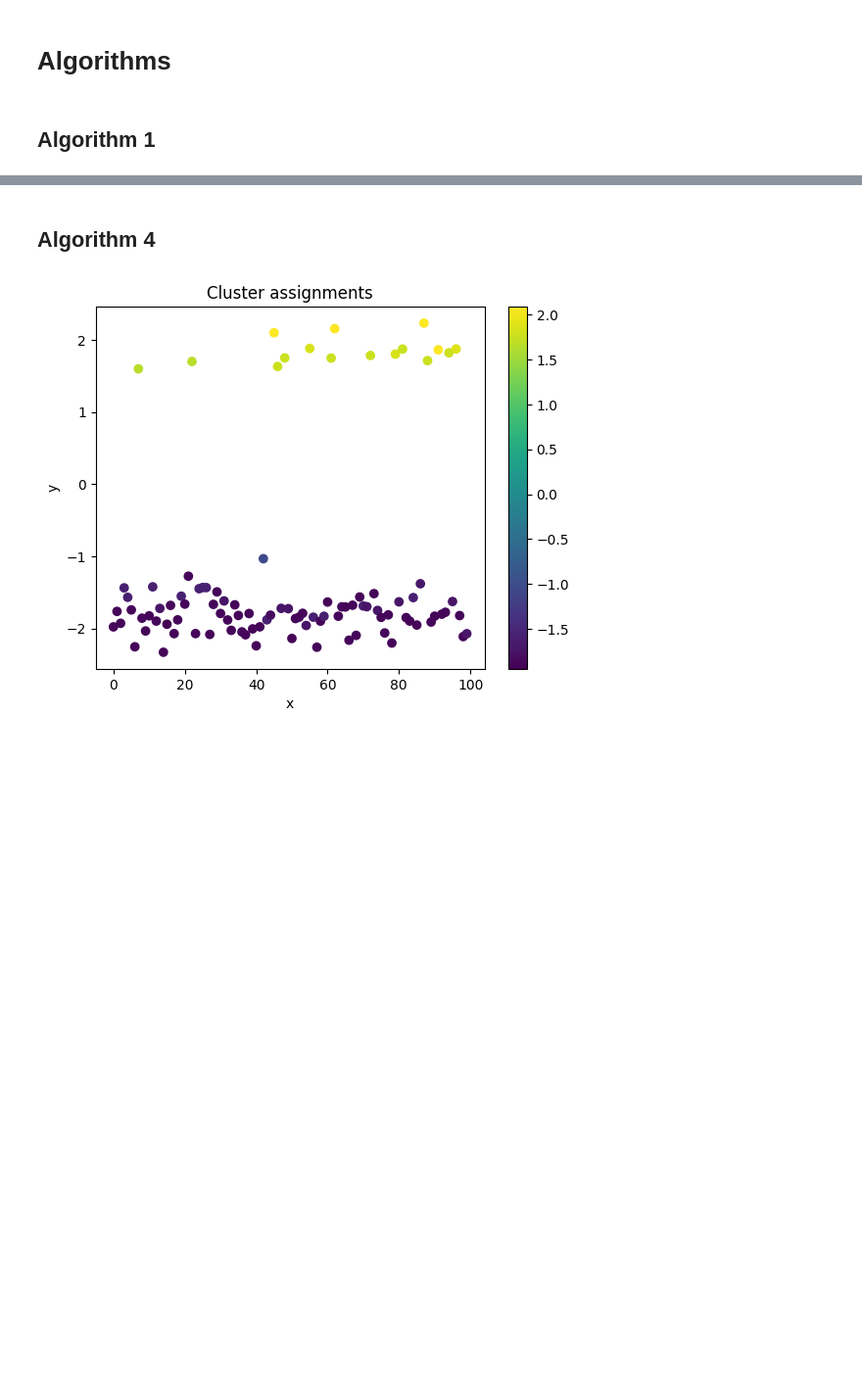
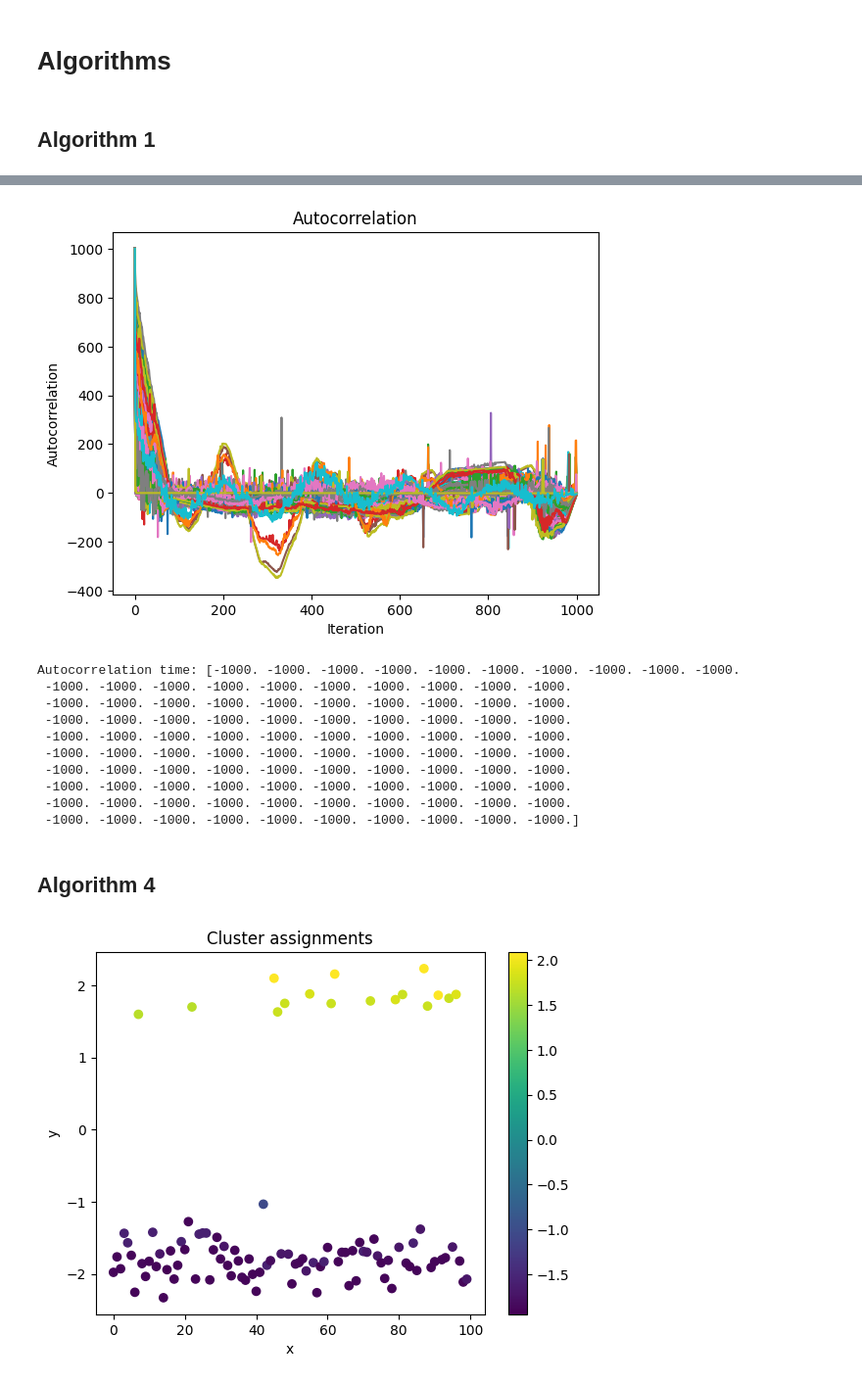
Before and after one commit to MariusAlonso/MVA-PGM-Sampling-Methods-DP-Mixture-Models, a Jupyter notebook: algos.ipynb, the cells around one changed output, grey strips where cells are left out. Shown: that part at 98% size. Cells and saved outputs as stored; diff of their text form; code cells hidden in the pictures; blank space fills up the shorter version.

Commit message:
Autocorrelation

```diff
--- a/algos.ipynb
+++ b/algos.ipynb
@@ -91,6 +91,14 @@ def update_cluster_phis(c, phi, lh, y):
     for c_unique in np.unique(c):
         phi[c_unique] = np.mean(y[c == c_unique])
         lh[c == c_unique] = F_likelihood(phi[c_unique], y[c == c_unique])
+# %%
+# Compute autocorrelation of a multivariate time series
+def autocorr(x):
+    ac = np.zeros_like(x)
+    x_centered = x - np.mean(x, axis=0)
+    for i in range(x.shape[1]):
+        ac[:, i] = np.correlate(x_centered[:, i], x_centered[:, i], mode='full')[x.shape[0]-1:]
+    return ac
 # %% [markdown]
 # Algorithms
 # %% [markdown]
@@ -191,3 +199,30 @@ plt.show()
+# %%
+# Compute autocorrelation
+plt.figure()
+ac = autocorr(thetas)
+plt.plot(np.arange(N+1), ac)
+plt.title("Autocorrelation")
+plt.xlabel("Iteration")
+plt.ylabel("Autocorrelation")
+plt.show()
+
+# Compute autocorrelation time
+ac_time = np.zeros(n, dtype=float)
+for i in range(n):
+    ac_time[i] = 1 + 2 * np.sum(ac[1:, i])
+print("Autocorrelation time: {}".format(ac_time))
+# %% [output]
+[figure, added]
+Autocorrelation time: [-1000. -1000. -1000. -1000. -1000. -1000. -1000. -1000. -1000. -1000.
+ -1000. -1000. -1000. -1000. -1000. -1000. -1000. -1000. -1000. -1000.
+ -1000. -1000. -1000. -1000. -1000. -1000. -1000. -1000. -1000. -1000.
+ -1000. -1000. -1000. -1000. -1000. -1000. -1000. -1000. -1000. -1000.
+ -1000. -1000. -1000. -1000. -1000. -1000. -1000. -1000. -1000. -1000.
+ -1000. -1000. -1000. -1000. -1000. -1000. -1000. -1000. -1000. -1000.
+ -1000. -1000. -1000. -1000. -1000. -1000. -1000. -1000. -1000. -1000.
+ -1000. -1000. -1000. -1000. -1000. -1000. -1000. -1000. -1000. -1000.
+ -1000. -1000. -1000. -1000. -1000. -1000. -1000. -1000. -1000. -1000.
+ -1000. -1000. -1000. -1000. -1000. -1000. -1000. -1000. -1000. -1000.]
 # %% [markdown]
 ## Algorithm 4
 # %%
```
Also changed, not shown: parts of 2 cells of this notebook.
